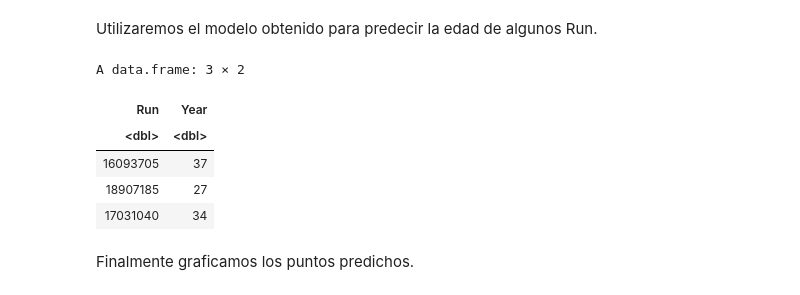
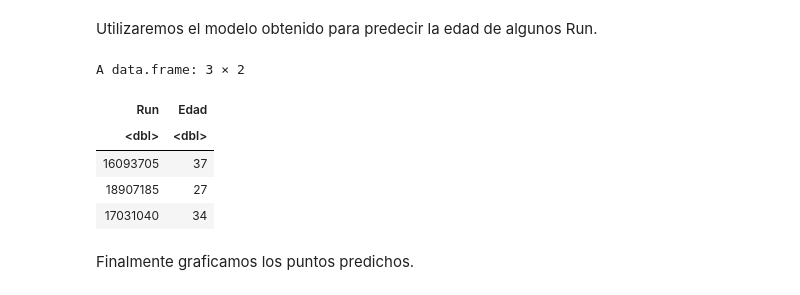
Before and after one commit to MairCaro/Calcular-Edad-por-Run, a Jupyter notebook: Calculo de Edad con Run.ipynb, the cells around one changed output. Saved outputs shown, nothing was run; the diff lists cells and outputs as text; code cells hidden in the pictures.

```diff
--- a/Calculo de Edad con Run.ipynb
+++ b/Calculo de Edad con Run.ipynb
@@ -32,7 +42,7 @@ data<-readxl::read_xlsx(path="Datos/Datos_run_edad.xlsx",sheet="Run")
 
 #Tomamos unicamente las columnas Run y Fecha de nacimiento y realizamos el calculo de la edad
 data<-data[c("Run","Fecha_nacimiento")] %>%
-  dplyr::mutate(Edad=trunc((Fecha_nacimiento %--% today()) / years(1)))
+  dplyr::mutate(Edad=floor((Fecha_nacimiento %--% today()) / years(1)))
 #Evaluamos la correlación entre el Run y ambas variables.
 print("Correlacion entre Run y Edad")
 cor(x=data$Run, y=data$Edad)
@@ -103,12 +114,12 @@ Utilizaremos el modelo obtenido para predecir la edad de algunos Run.
 # %%
 predecir<-data.frame(Run=c(16093705,18907185, 17031040))
 predecir<-predecir %>%
-  mutate(Year=trunc(predict(modelo, newdata = predecir)))
+  mutate(Edad=floor(predict(modelo, newdata = predecir)))
 
 predecir
 # %% [output]
 A data.frame: 3 × 2
-| Run | Year |
+| Run | Edad |
 | <dbl> | <dbl> |
 | 16093705 | 37 |
 | 18907185 | 27 |
```
Also changed, not shown: parts of 7 cells of this notebook.
